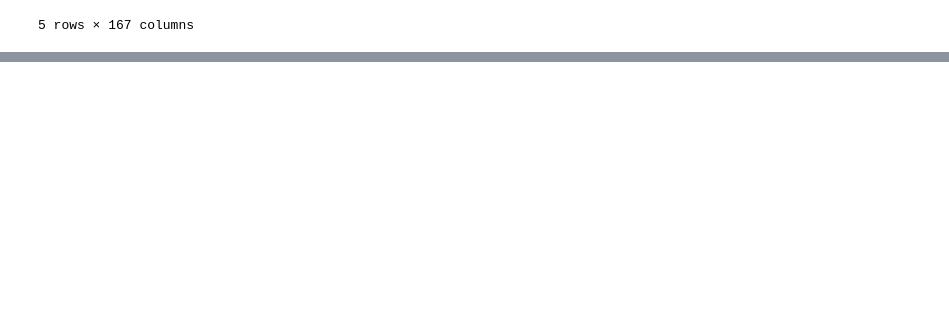
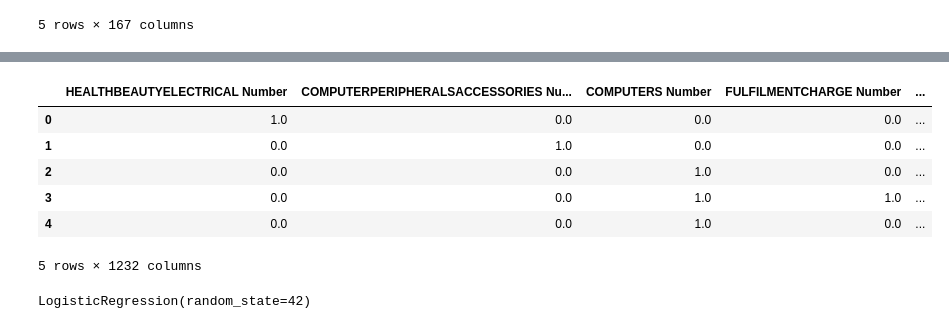
Before and after one commit to alimrrc/Machine-Learning-272-, a Jupyter notebook: Data Treatment.ipynb, the cells around one changed output, grey strips where cells are left out. Saved outputs shown, nothing was run; the diff lists cells and outputs as text; code cells hidden in the pictures; blank space fills up the shorter version.

```diff
--- a/Data Treatment.ipynb
+++ b/Data Treatment.ipynb
@@ -183,0 +288,14 @@ data.head()
+# %%
+for i, row in feature_df['make'].iterrows():
+    count_make[i] = {}
+    price_make[i] = {}
+
+    for make in unique_values['make']:
+        count_make[i][f'{make} Number'] = 0
+        price_make[i][f'{make} Price'] = 0
+
+    for index, val in row.iteritems():
+        if val != '':
+            i_th = re.sub("[^0-9]", "", index)
+            count_make[i][f'{val} Number'] += float(feature_df['purchas'][f'Nbr_of_prod_purchas{i_th}'][i])
+            price_make[i][f'{val} Price'] += float(feature_df['price'][f'cash_price{i_th}'][i])
@@ -183,0 +350,14 @@ data.head()
+# %%
+data_test = pd.concat([df_count_item, df_price_item, df_count_make, df_price_make], axis=1)
+
+data_test.fillna(0.0, inplace = True)
+
+data_test.head()
+# %% [output]
+|  | HEALTHBEAUTYELECTRICAL Number | COMPUTERPERIPHERALSACCESSORIES Nu... | COMPUTERS Number | FULFILMENTCHARGE Number | ... |
+| 0 | 1.0 | 0.0 | 0.0 | 0.0 | ... |
+| 1 | 0.0 | 1.0 | 0.0 | 0.0 | ... |
+| 2 | 0.0 | 0.0 | 1.0 | 0.0 | ... |
+| 3 | 0.0 | 0.0 | 1.0 | 1.0 | ... |
+| 4 | 0.0 | 0.0 | 1.0 | 0.0 | ... |
+5 rows × 1232 columns
@@ -183,0 +388,5 @@ data.head()
+# %%
+# Fit the model to the training data
+logi_reg.fit(data_train, labels_train)
+# %% [output]
+LogisticRegression(random_state=42)
```
Also changed, not shown: parts of 24 cells of this notebook.
